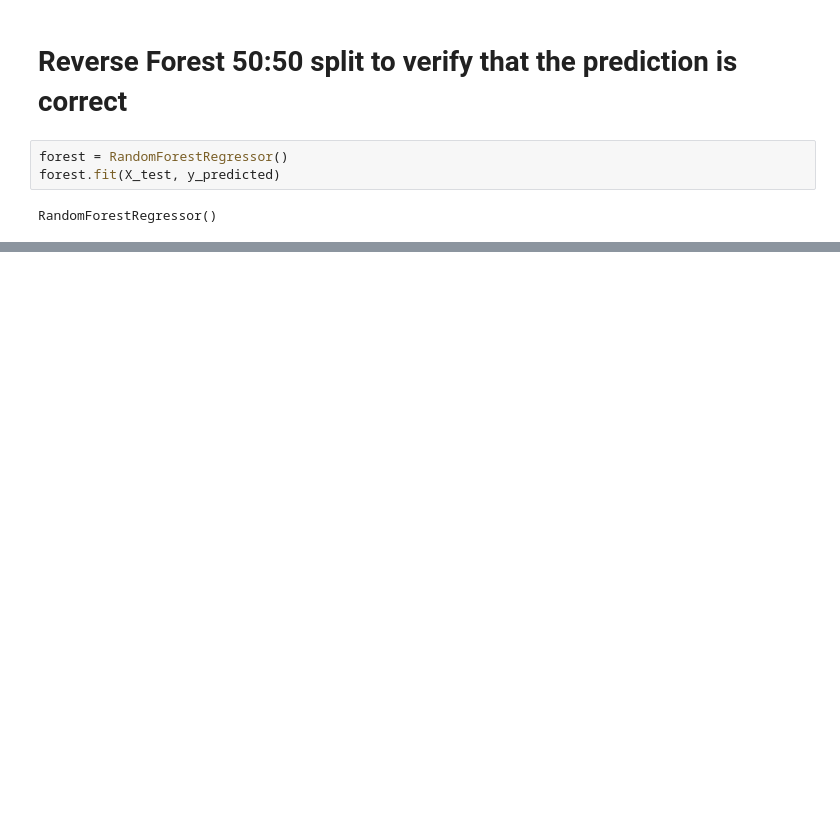
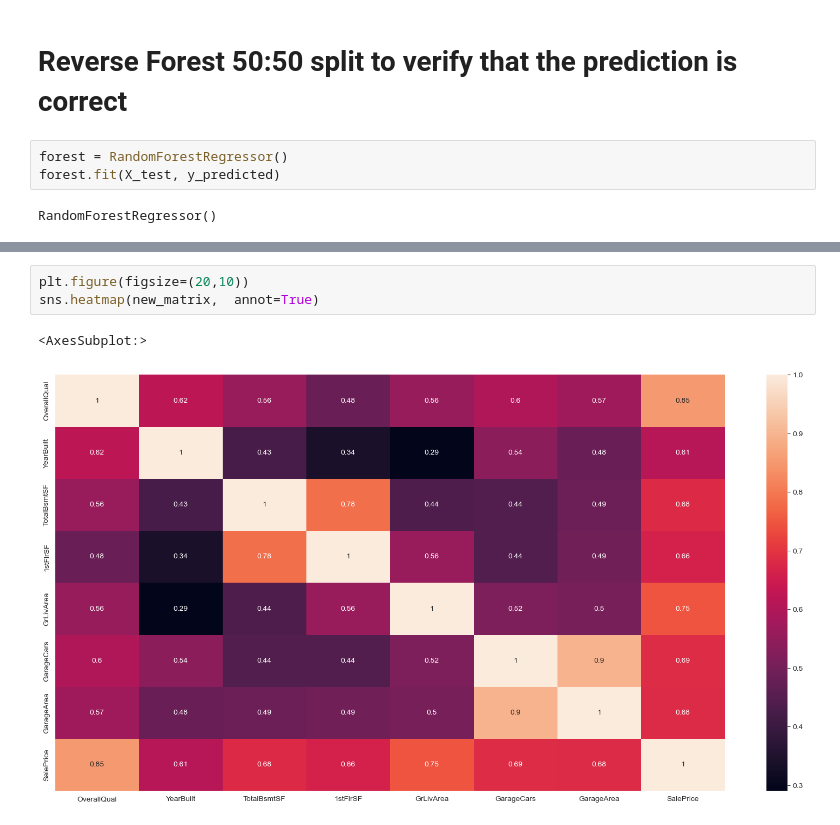
Before and after one commit to yummypugs/Data-Analytics-in-Business, a Jupyter notebook: Correlation Matrix Testing Dataset.ipynb, the cells around one changed output, grey strips where cells are left out. Drawn from its saved outputs; the diff is of its cells as text; blank space fills up the shorter version.

```diff
--- a/Correlation Matrix Testing Dataset.ipynb
+++ b/Correlation Matrix Testing Dataset.ipynb
@@ -151,0 +151,6 @@ X_all_data
+# %%
+plt.figure(figsize=(20,10))
+sns.heatmap(new_matrix,  annot=True)
+# %% [output]
+<AxesSubplot:>
+[figure, added]
```
Also changed, not shown: parts of 14 cells of this notebook.
